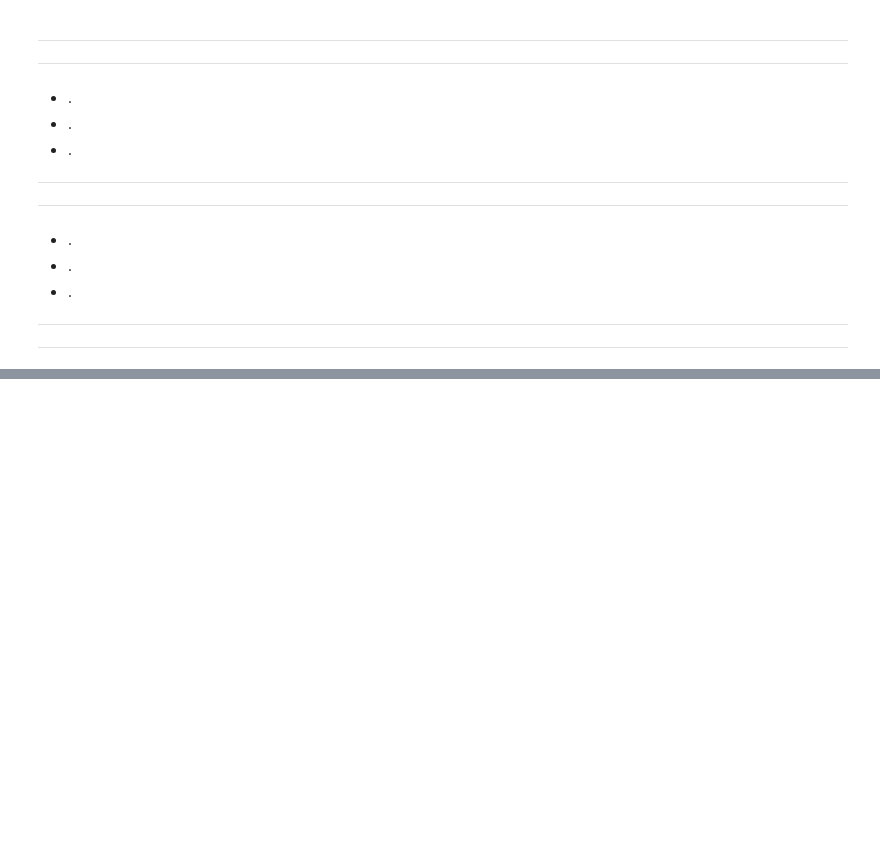
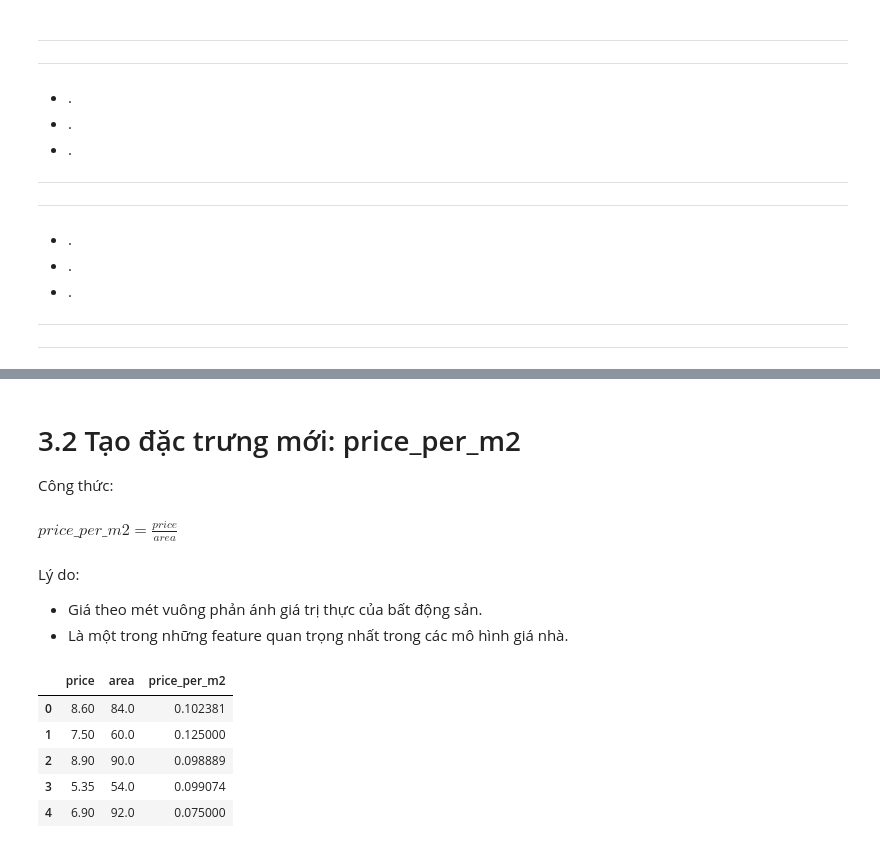
Before and after one commit to Spidermeoz/house-price-predict, a Jupyter notebook: notebooks/01_eda_preprocessing.ipynb, the cells around one changed output, grey strips where cells are left out. Saved outputs shown, nothing was run; the diff lists cells and outputs as text; code cells hidden in the pictures; blank space fills up the shorter version.

```diff
--- a/notebooks/01_eda_preprocessing.ipynb
+++ b/notebooks/01_eda_preprocessing.ipynb
@@ -651,0 +681,20 @@ Clip từ 1 → 40m
+# %% [markdown]
+# 3.2 Tạo đặc trưng mới: price_per_m2
+
+Công thức:
+# %% [markdown]
+**$price\_per\_m2 = \frac{price}{area}$**
+# %% [markdown]
+Lý do:
+- Giá theo mét vuông phản ánh giá trị thực của bất động sản.
+- Là một trong những feature quan trọng nhất trong các mô hình giá nhà.
+# %%
+df["price_per_m2"] = df["price"] / df["area"]
+df[["price", "area", "price_per_m2"]].head()
+# %% [output]
+|  | price | area | price_per_m2 |
+| 0 | 8.60 | 84.0 | 0.102381 |
+| 1 | 7.50 | 60.0 | 0.125000 |
+| 2 | 8.90 | 90.0 | 0.098889 |
+| 3 | 5.35 | 54.0 | 0.099074 |
+| 4 | 6.90 | 92.0 | 0.075000 |
```
Also changed, not shown: parts of 27 cells of this notebook, 2 other files.
